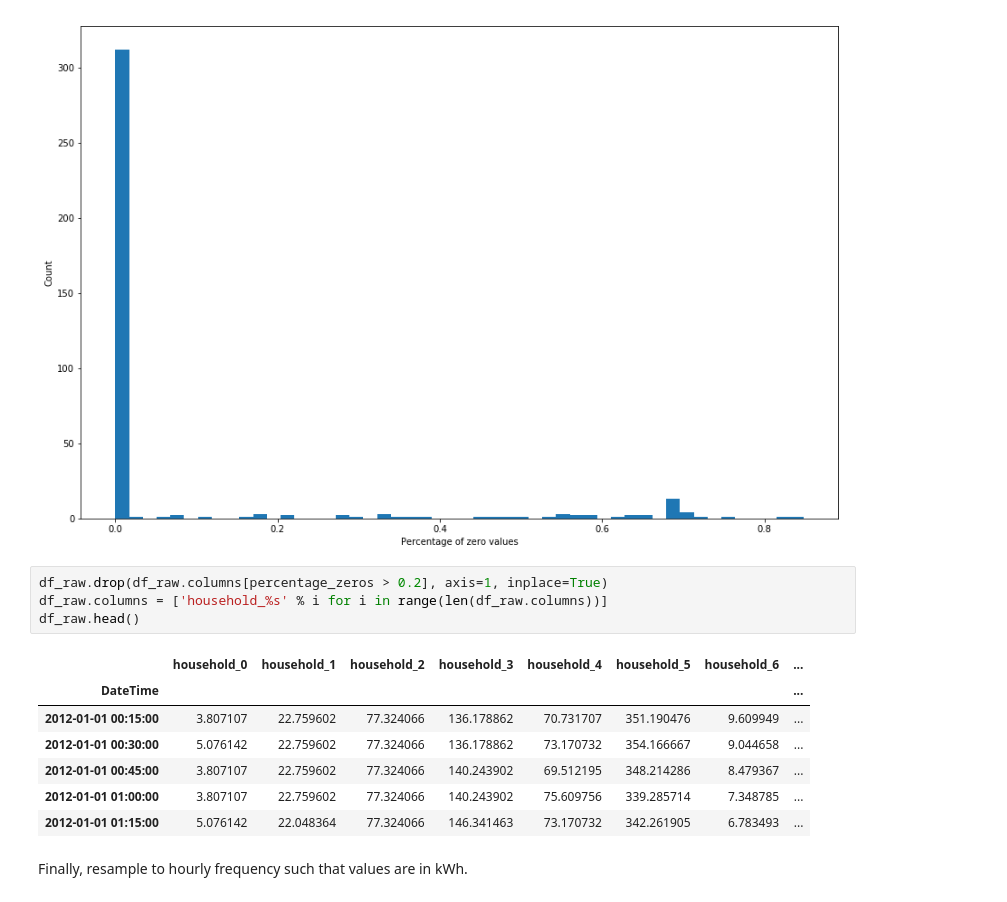
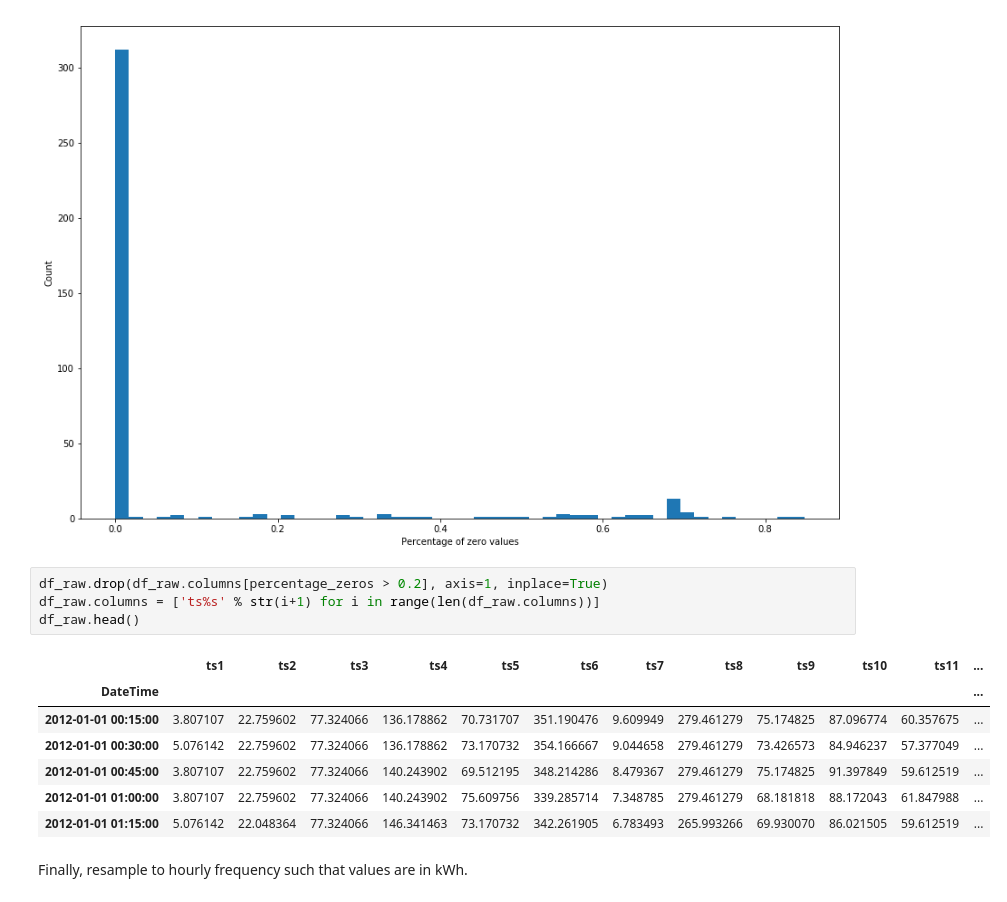
Before and after one commit to AidanCooper/forecasting, a Jupyter notebook: datasets/household-electricity-consumption.ipynb, the cells around one changed output. Drawn from its saved outputs; the diff is of its cells as text.

```diff
--- a/datasets/household-electricity-consumption.ipynb
+++ b/datasets/household-electricity-consumption.ipynb
@@ -68,16 +68,16 @@ plt.ylabel('Count');
 [figure]
 # %%
 df_raw.drop(df_raw.columns[percentage_zeros > 0.2], axis=1, inplace=True)
-df_raw.columns = ['household_%s' % i for i in range(len(df_raw.columns))]
+df_raw.columns = ['ts%s' % str(i+1) for i in range(len(df_raw.columns))]
 df_raw.head()
 # %% [output]
-|  | household_0 | household_1 | household_2 | household_3 | household_4 | household_5 | household_6 | ... |
-| DateTime |  |  |  |  |  |  |  | ... |
-| 2012-01-01 00:15:00 | 3.807107 | 22.759602 | 77.324066 | 136.178862 | 70.731707 | 351.190476 | 9.609949 | ... |
-| 2012-01-01 00:30:00 | 5.076142 | 22.759602 | 77.324066 | 136.178862 | 73.170732 | 354.166667 | 9.044658 | ... |
-| 2012-01-01 00:45:00 | 3.807107 | 22.759602 | 77.324066 | 140.243902 | 69.512195 | 348.214286 | 8.479367 | ... |
-| 2012-01-01 01:00:00 | 3.807107 | 22.759602 | 77.324066 | 140.243902 | 75.609756 | 339.285714 | 7.348785 | ... |
-| 2012-01-01 01:15:00 | 5.076142 | 22.048364 | 77.324066 | 146.341463 | 73.170732 | 342.261905 | 6.783493 | ... |
+|  | ts1 | ts2 | ts3 | ts4 | ts5 | ts6 | ts7 | ts8 | ts9 | ts10 | ts11 | ... |
+| DateTime |  |  |  |  |  |  |  |  |  |  |  | ... |
+| 2012-01-01 00:15:00 | 3.807107 | 22.759602 | 77.324066 | 136.178862 | 70.731707 | 351.190476 | 9.609949 | 279.461279 | 75.174825 | 87.096774 | 60.357675 | ... |
+| 2012-01-01 00:30:00 | 5.076142 | 22.759602 | 77.324066 | 136.178862 | 73.170732 | 354.166667 | 9.044658 | 279.461279 | 73.426573 | 84.946237 | 57.377049 | ... |
+| 2012-01-01 00:45:00 | 3.807107 | 22.759602 | 77.324066 | 140.243902 | 69.512195 | 348.214286 | 8.479367 | 279.461279 | 75.174825 | 91.397849 | 59.612519 | ... |
+| 2012-01-01 01:00:00 | 3.807107 | 22.759602 | 77.324066 | 140.243902 | 75.609756 | 339.285714 | 7.348785 | 279.461279 | 68.181818 | 88.172043 | 61.847988 | ... |
+| 2012-01-01 01:15:00 | 5.076142 | 22.048364 | 77.324066 | 146.341463 | 73.170732 | 342.261905 | 6.783493 | 265.993266 | 69.930070 | 86.021505 | 59.612519 | ... |
 # %% [markdown]
 Finally, resample to hourly frequency such that values are in kWh.
 # %%
```
Also changed, not shown: parts of 5 cells of this notebook, 1 other file.
